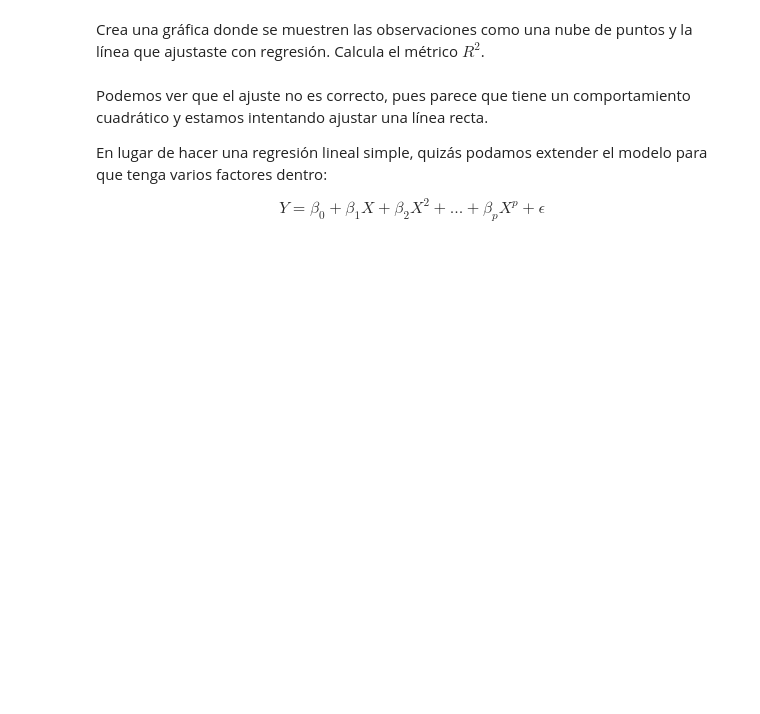
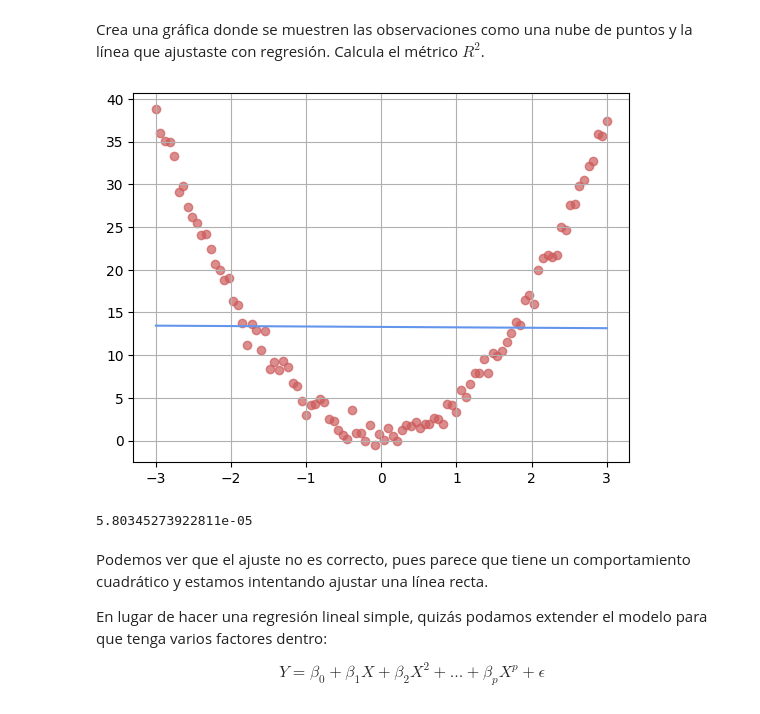
Before and after one commit to AnaSofiaHinojosa/LabAprEst, a Jupyter notebook: Lab - R2.ipynb, the cells around one changed output. Drawn from its saved outputs; the diff is of its cells as text; code cells hidden in the pictures; blank space fills up the shorter version.

```diff
--- a/Lab - R2.ipynb
+++ b/Lab - R2.ipynb
@@ -24,5 +35,15 @@ Utiliza `sklearn` para realizar una regresión lineal simple ($\hat{y} = \hat{\b
 # %% [markdown]
 Crea una gráfica donde se muestren las observaciones como una nube de puntos y la línea que ajustaste con regresión. Calcula el métrico $R^2$.
+# %%
+plt.scatter(x, y, color="indianred", alpha = 0.7);
+plt.plot(x, lr.predict(x.reshape(-1, 1)), color="cornflowerblue");
+plt.grid()
+# %% [output]
+[figure, added]
+# %%
+r2_score(y, lr.predict(x.reshape(-1, 1)))
+# %% [output]
+5.80345273922811e-05
 # %% [markdown]
 Podemos ver que el ajuste no es correcto, pues parece que tiene un comportamiento cuadrático y estamos intentando ajustar una línea recta.
 
```
Also changed, not shown: parts of 13 cells of this notebook, 1 other file.
